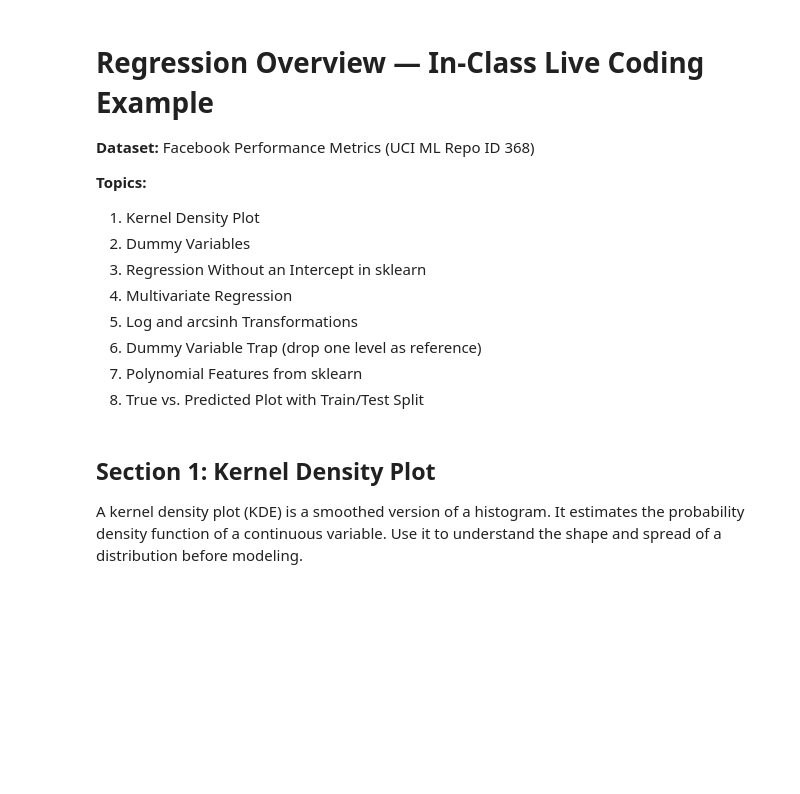
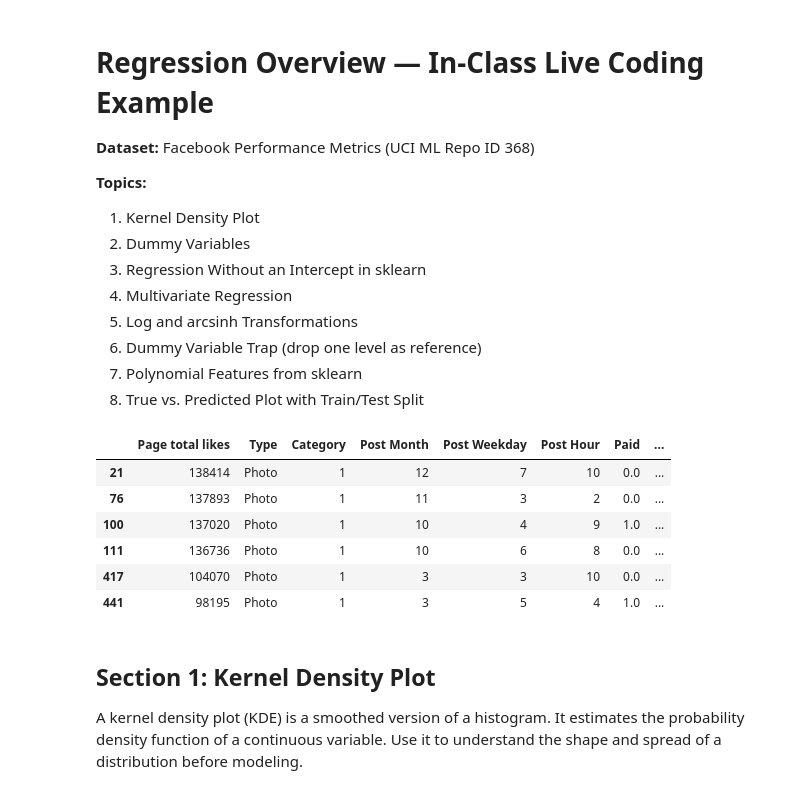
Before and after one commit to Ryanmh1024/intro_to_ml_classwork, a Jupyter notebook: makeup_regression.ipynb, the cells around one changed output. Cells and saved outputs as stored; diff of their text form; code cells hidden in the pictures; blank space fills up the shorter version.

```diff
--- a/makeup_regression.ipynb
+++ b/makeup_regression.ipynb
@@ -31,6 +31,16 @@ y = facebook_metrics.data.targets.copy()
 # %%
 # Combine for easier exploration, using concat to keep features and target together
 df = pd.concat([X, y], axis=1)
+# %%
+df[df["Total Interactions"]<=0]
+# %% [output]
+|  | Page total likes | Type | Category | Post Month | Post Weekday | Post Hour | Paid | ... |
+| 21 | 138414 | Photo | 1 | 12 | 7 | 10 | 0.0 | ... |
+| 76 | 137893 | Photo | 1 | 11 | 3 | 2 | 0.0 | ... |
+| 100 | 137020 | Photo | 1 | 10 | 4 | 9 | 1.0 | ... |
+| 111 | 136736 | Photo | 1 | 10 | 6 | 8 | 0.0 | ... |
+| 417 | 104070 | Photo | 1 | 3 | 3 | 10 | 0.0 | ... |
+| 441 | 98195 | Photo | 1 | 3 | 5 | 4 | 1.0 | ... |
 # %% [markdown]
 ## Section 1: Kernel Density Plot
 
```
Also changed, not shown: parts of 9 cells of this notebook.
